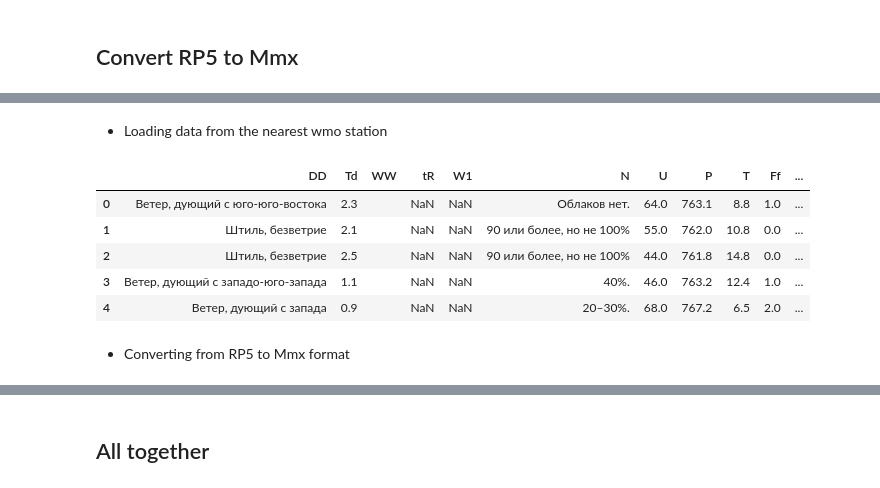
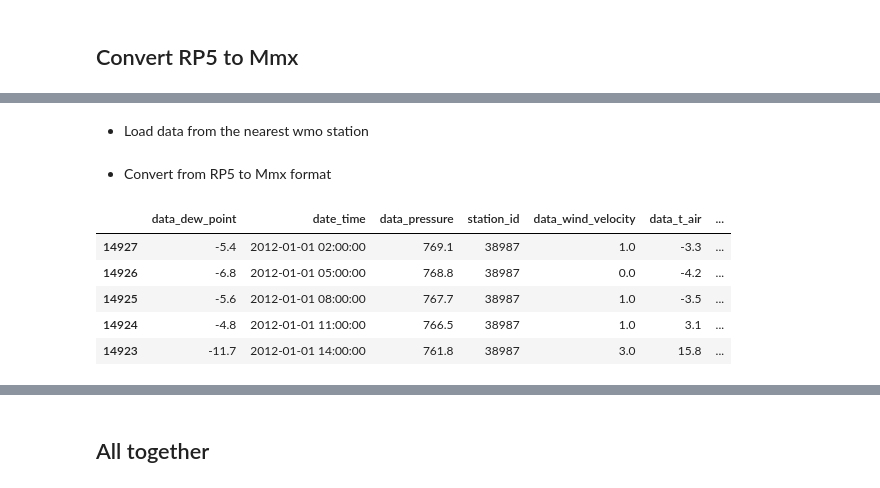
Before and after one commit to NdSv94/MinMax94, a Jupyter notebook: src/metro_api/test_converters.ipynb, the cells around one changed output, grey strips where cells are left out. Saved outputs shown, nothing was run; the diff lists cells and outputs as text; code cells hidden in the pictures.

```diff
--- a/src/metro_api/test_converters.ipynb
+++ b/src/metro_api/test_converters.ipynb
@@ -32,26 +31,4 @@ nearest_rp5_station_id = stations_rp5.loc[[stations_rp5.apply(
                                 lambda x: vincenty_dist(mm94_coords, (x['latitude'], x['longitude'])),
                                 axis=1).idxmin()]]['station_id'].values[0]
 # %% [markdown]
-* Loading data from the nearest wmo station
+* Load data from the nearest wmo station
-# %%
-rp5 = pd.read_csv(mypath + '/RP5/'+ str(wmo_station_id) + '.csv', sep=';', skiprows=6, index_col=False,
-                 dtype={'VV': str, 'RRR': str})
-
-date_time_col = [col for col in rp5.columns if col.startswith('Местное время')][0]
-rp5 = rp5.rename(columns={date_time_col: 'Местное время'})
-rp5['station_id'] = wmo_station_id
-
-#columns which are absent for the exact wmo station
-absent_columns = [col for col in rp5_columns if col not in rp5.columns]
-rp5[absent_columns] = np.nan
-
-# leave only columns which are needed (from constants)
-rp5 = rp5[rp5_columns]
-rp5.head()
-# %% [output]
-|  | DD | Td | WW | tR | W1 | N | U | P | T | Ff | ... |
-| 0 | Ветер, дующий с юго-юго-востока | 2.3 |  | NaN | NaN | Облаков нет. | 64.0 | 763.1 | 8.8 | 1.0 | ... |
-| 1 | Штиль, безветрие | 2.1 |  | NaN | NaN | 90 или более, но не 100% | 55.0 | 762.0 | 10.8 | 0.0 | ... |
-| 2 | Штиль, безветрие | 2.5 |  | NaN | NaN | 90 или более, но не 100% | 44.0 | 761.8 | 14.8 | 0.0 | ... |
-| 3 | Ветер, дующий с западо-юго-запада | 1.1 |  | NaN | NaN | 40%. | 46.0 | 763.2 | 12.4 | 1.0 | ... |
-| 4 | Ветер, дующий с запада | 0.9 |  | NaN | NaN | 20–30%. | 68.0 | 767.2 | 6.5 | 2.0 | ... |
@@ -58,2 +37,2 @@ rp5.head()
 # %% [markdown]
-* Converting from RP5 to Mmx format
+* Convert from RP5 to Mmx format
@@ -131,0 +39,10 @@ def convert_rp5_to_mmx(df_rp5):
+# %%
+mmx = convert_rp5_to_mmx(rp5)
+mmx.head()
+# %% [output]
+|  | data_dew_point | date_time | data_pressure | station_id | data_wind_velocity | data_t_air | ... |
+| 14927 | -5.4 | 2012-01-01 02:00:00 | 769.1 | 38987 | 1.0 | -3.3 | ... |
+| 14926 | -6.8 | 2012-01-01 05:00:00 | 768.8 | 38987 | 0.0 | -4.2 | ... |
+| 14925 | -5.6 | 2012-01-01 08:00:00 | 767.7 | 38987 | 1.0 | -3.5 | ... |
+| 14924 | -4.8 | 2012-01-01 11:00:00 | 766.5 | 38987 | 1.0 | 3.1 | ... |
+| 14923 | -11.7 | 2012-01-01 14:00:00 | 761.8 | 38987 | 3.0 | 15.8 | ... |
```
Also changed, not shown: parts of 14 cells of this notebook.
